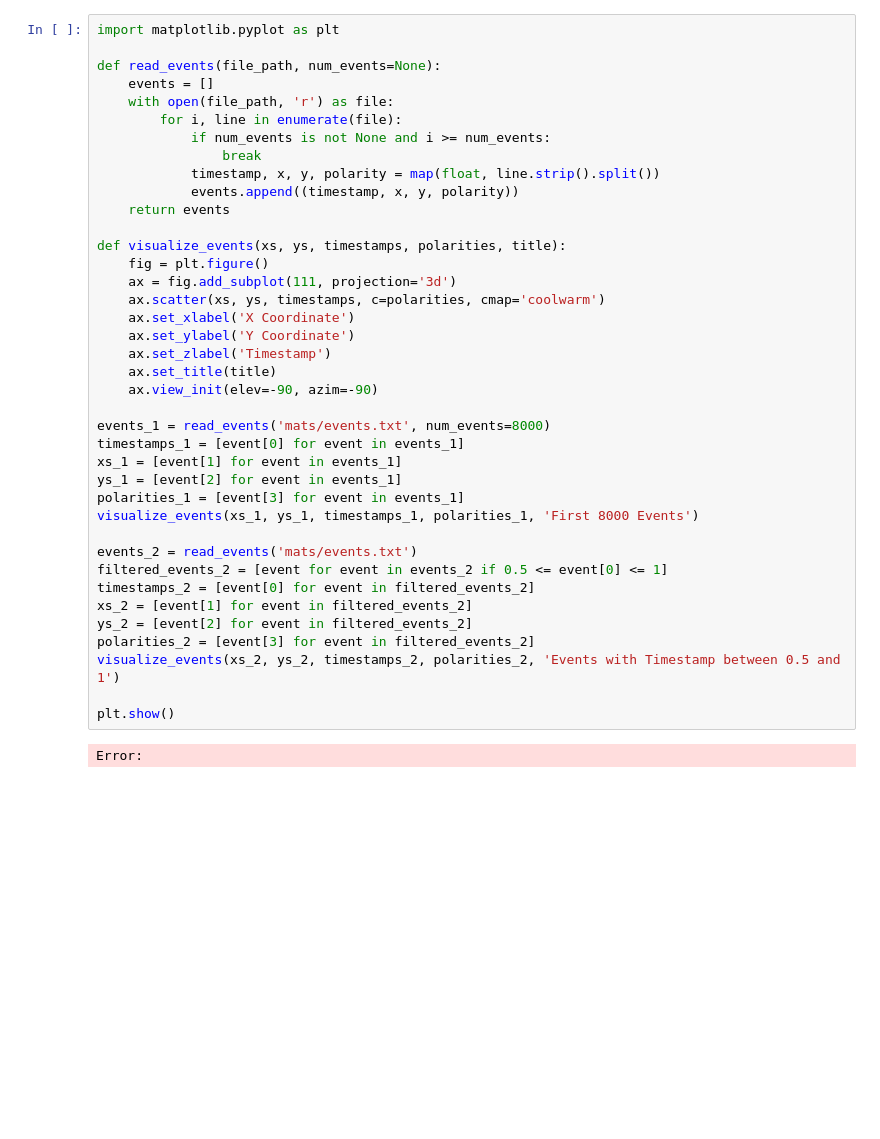
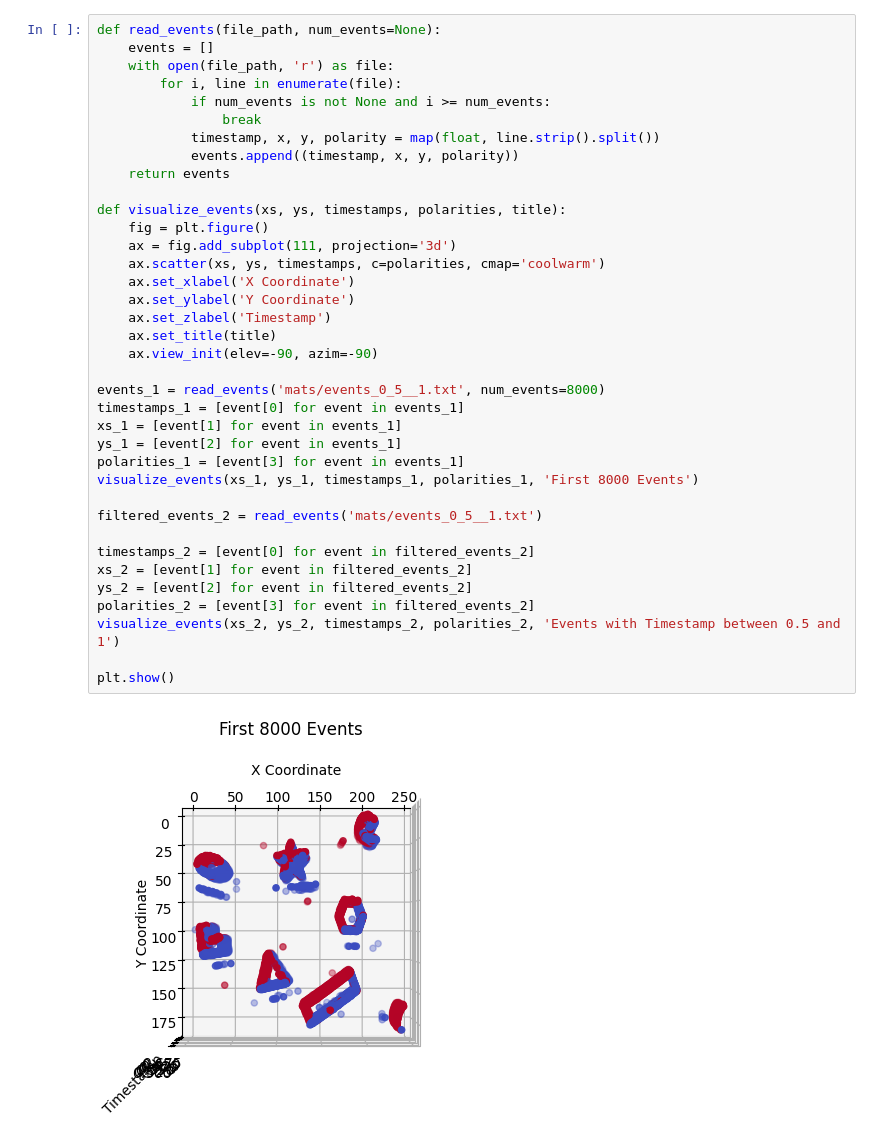
Before and after one commit to haarmeggido/Advanced-Vision-Algorithms, a Jupyter notebook: 13/lab13.ipynb, the cells around one changed output. Cells and saved outputs as stored; diff of their text form; blank space fills up the shorter version.

```diff
--- a/13/lab13.ipynb
+++ b/13/lab13.ipynb
@@ -87,6 +133,4 @@ Number of negative polarity events: 41009
 # %%
-import matplotlib.pyplot as plt
-
 def read_events(file_path, num_events=None):
     events = []
     with open(file_path, 'r') as file:
@@ -94,34 +138,34 @@ def read_events(file_path, num_events=None):
             if num_events is not None and i >= num_events:
                 break
             timestamp, x, y, polarity = map(float, line.strip().split())
             events.append((timestamp, x, y, polarity))
     return events
 
 def visualize_events(xs, ys, timestamps, polarities, title):
     fig = plt.figure()
     ax = fig.add_subplot(111, projection='3d')
     ax.scatter(xs, ys, timestamps, c=polarities, cmap='coolwarm')
     ax.set_xlabel('X Coordinate')
     ax.set_ylabel('Y Coordinate')
     ax.set_zlabel('Timestamp')
     ax.set_title(title)
     ax.view_init(elev=-90, azim=-90)
 
-events_1 = read_events('mats/events.txt', num_events=8000)
+events_1 = read_events('mats/events_0_5__1.txt', num_events=8000)
 timestamps_1 = [event[0] for event in events_1]
 xs_1 = [event[1] for event in events_1]
 ys_1 = [event[2] for event in events_1]
 polarities_1 = [event[3] for event in events_1]
 visualize_events(xs_1, ys_1, timestamps_1, polarities_1, 'First 8000 Events')
 
-events_2 = read_events('mats/events.txt')
-filtered_events_2 = [event for event in events_2 if 0.5 <= event[0] <= 1]
+filtered_events_2 = read_events('mats/events_0_5__1.txt')
+
 timestamps_2 = [event[0] for event in filtered_events_2]
 xs_2 = [event[1] for event in filtered_events_2]
 ys_2 = [event[2] for event in filtered_events_2]
 polarities_2 = [event[3] for event in filtered_events_2]
 visualize_events(xs_2, ys_2, timestamps_2, polarities_2, 'Events with Timestamp between 0.5 and 1')
 
 plt.show()
 # %% [output]
-Error:
+[figure, added]
```
Also changed, not shown: parts of 11 cells of this notebook, 3 other files.
